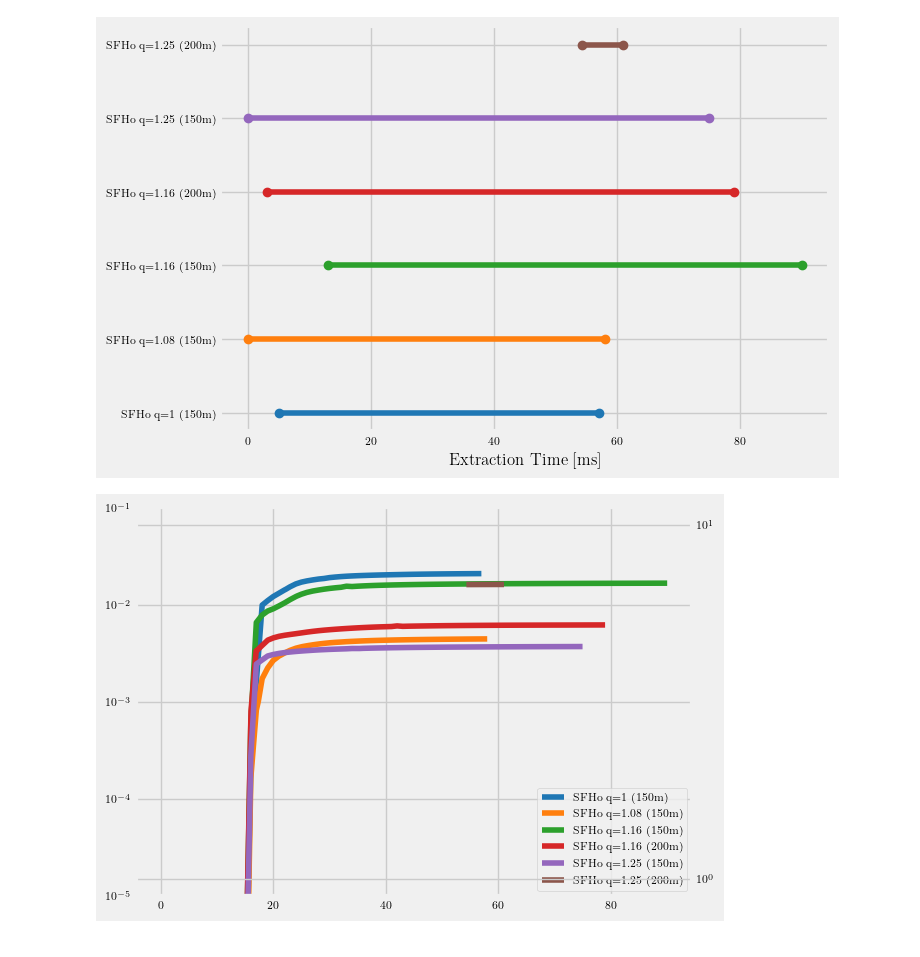
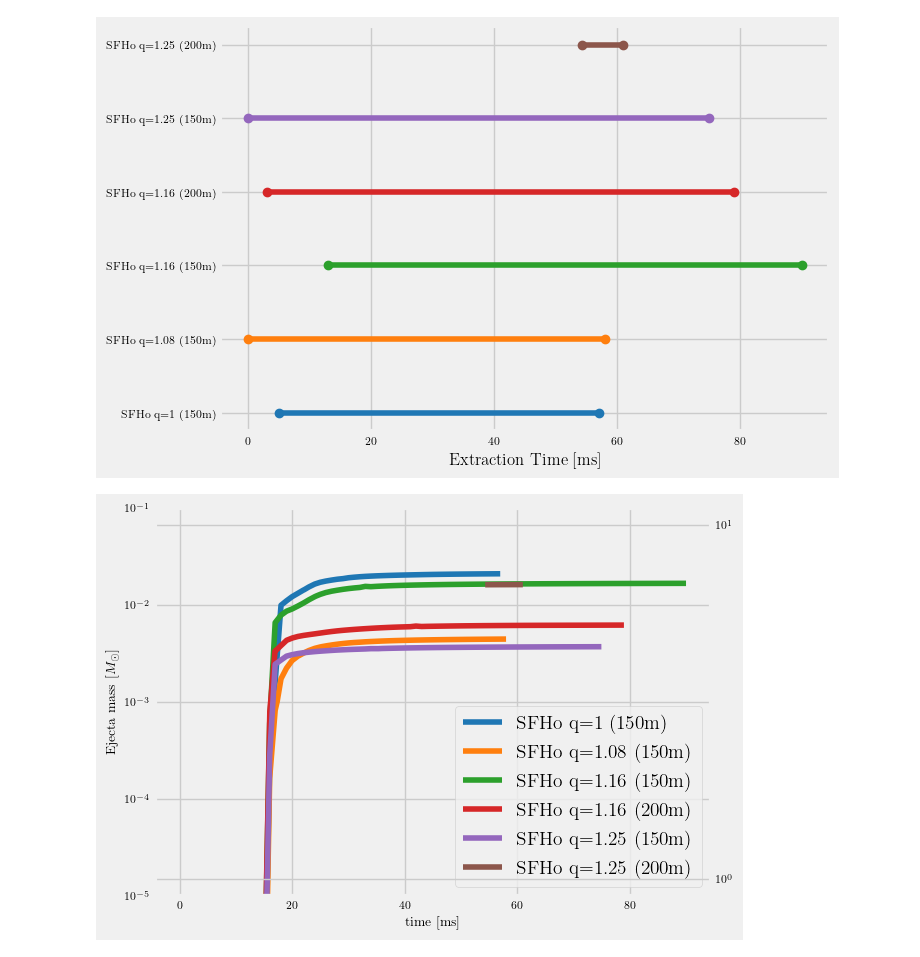
Before and after one commit to vsevolodnedora/PyBlastAfterglowMag, a Jupyter notebook: projects/knafg_kenta/ejecta_analysis.ipynb, the cells around one changed output. Cells and saved outputs as stored; diff of their text form; code cells hidden in the pictures.

```diff
--- a/projects/knafg_kenta/ejecta_analysis.ipynb
+++ b/projects/knafg_kenta/ejecta_analysis.ipynb
@@ -56,20 +56,23 @@ plt.show()
 # %%
 fig, ax = plt.subplots(ncols=1,nrows=1)
 ax2 = ax.twinx()
 for sim, sim_dic in df.iterrows():
     ej = PBA.id_kenta.EjectaData(sim_dic["datadir"]+"ej_collated.h5",verbose=True)
     data = PBA.id_kenta.Data(fpath_rhomax=sim_dic["datadir"]+sim_dic["rhomax"],
                              fpath_mdot=sim_dic["datadir"]+sim_dic["mdot_extract"])
     ax.plot(ej.getText(), ej.total_mass(), color=color_pal[sim_dic["idx"]],
             label=sim_dic["label"],ls="-")
     # ax.plot(ej.getText(), ej.total_mass_fasttail(),color=color_pal[sim_dic["idx"]],
     #         label=r"$\Gamma\beta>1$",ls="--")
     # ax2.plot(*data.get_rhomax(),color=color_pal[sim_dic["idx"]],label=r"$\rho_{\rm max}$",ls=":")
     # ax2.plot(*data.get_mdot(),color=color_pal[sim_dic["idx"]],label=r"$\dot{M}$",ls="-.")
 ax.set_ylim(1e-5,1e-1)
 ax2.set_yscale("log")
-ax.legend()
+ax.legend(fontsize=14)
 ax.set_yscale("log")
+ax.set_xlabel("time [ms]")
+ax.set_ylabel(r"Ejecta mass $[M_{\odot}]$")
+plt.savefig(os.getcwd()+"/"+"ejecta_mass_evol.png",dpi=256)
 plt.show()
 # %% [output]
-[figure, old version]
+[figure, new version]
```
Also changed, not shown: 8 other files.
